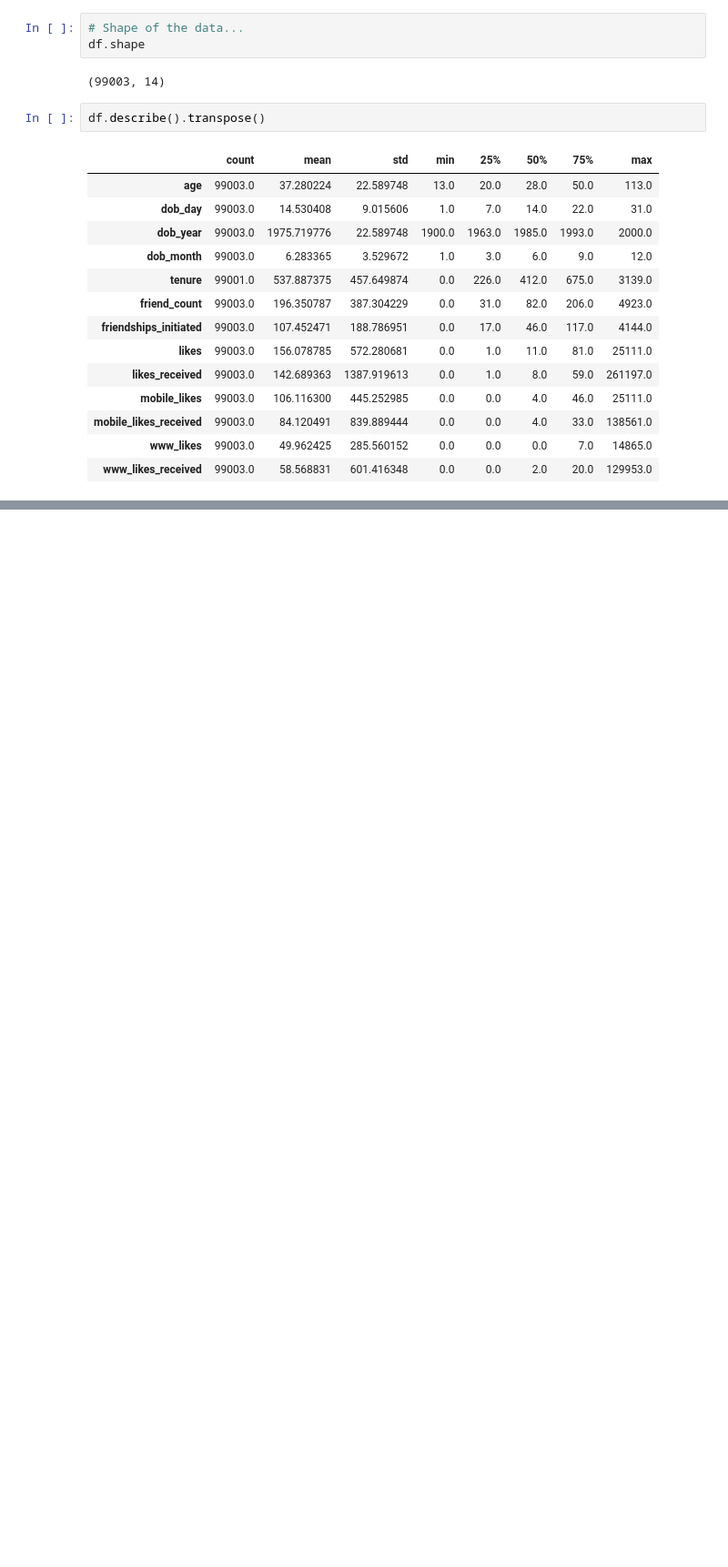
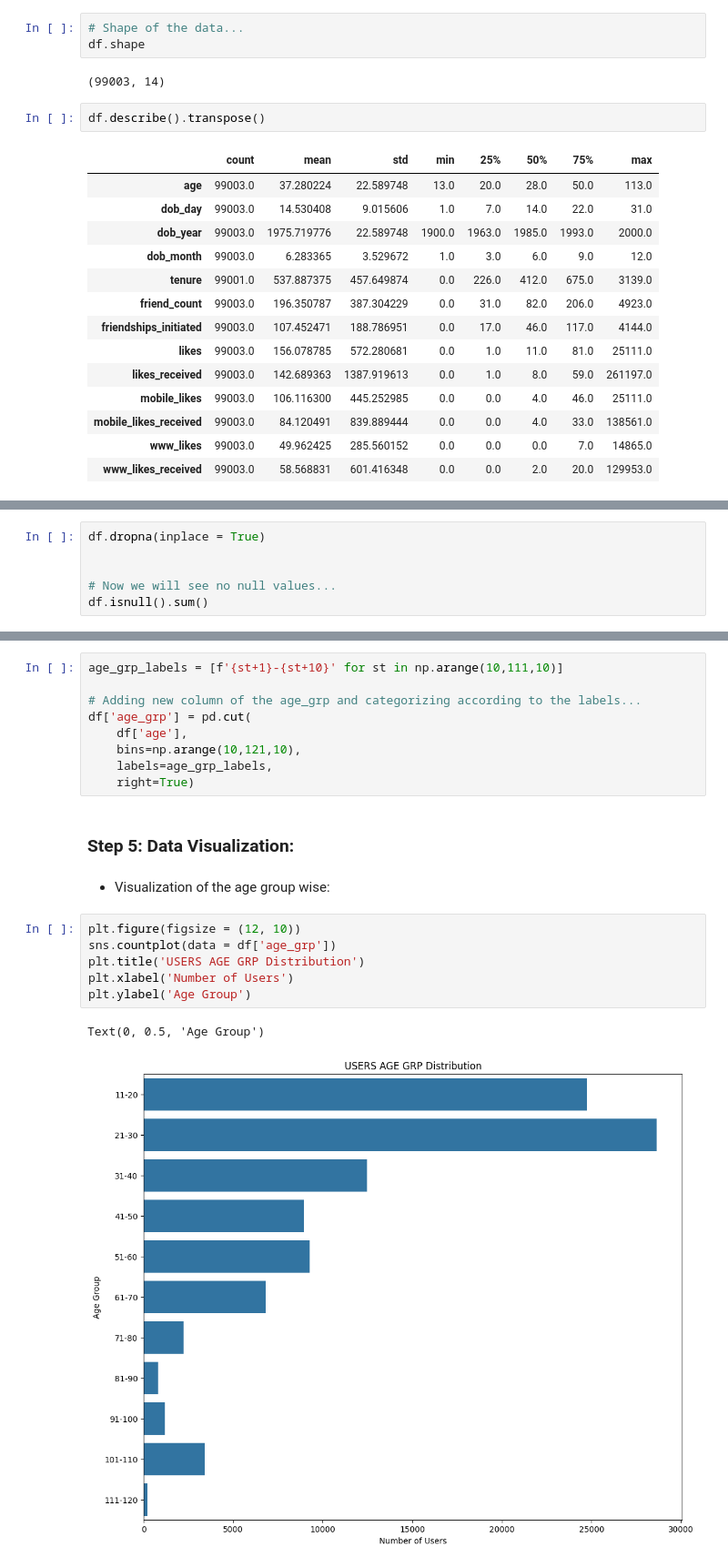
Before and after one commit to ghelanikirtan/Training-Tasks---SculptSoft, a Jupyter notebook: 26MAY2025/TASK - EDA/EDA.ipynb, the cells around one changed output, grey strips where cells are left out. Shown: that part at 91% size. Drawn from its saved outputs; the diff is of its cells as text; blank space fills up the shorter version.

Commit message:
Completed Tasks [26th May 2025]. Performed Basic Exploratory Data Analysis on Facebook dataset.

```diff
--- a/26MAY2025/TASK - EDA/EDA.ipynb
+++ b/26MAY2025/TASK - EDA/EDA.ipynb
@@ -61,0 +101,6 @@ df.describe().transpose()
+# %%
+df.dropna(inplace = True)
+
+
+# Now we will see no null values...
+df.isnull().sum()
@@ -61,0 +134,22 @@ df.describe().transpose()
+# %%
+age_grp_labels = [f'{st+1}-{st+10}' for st in np.arange(10,111,10)]
+
+# Adding new column of the age_grp and categorizing according to the labels...
+df['age_grp'] = pd.cut(
+    df['age'],
+    bins=np.arange(10,121,10),
+    labels=age_grp_labels,
+    right=True)
+# %% [markdown]
+### Step 5: Data Visualization:
+# %% [markdown]
+- Visualization of the age group wise:
+# %%
+plt.figure(figsize = (12, 10))
+sns.countplot(data = df['age_grp'])
+plt.title('USERS AGE GRP Distribution')
+plt.xlabel('Number of Users')
+plt.ylabel('Age Group')
+# %% [output]
+Text(0, 0.5, 'Age Group')
+[figure, added]
```
Also changed, not shown: parts of 11 cells of this notebook, 1 other file.
